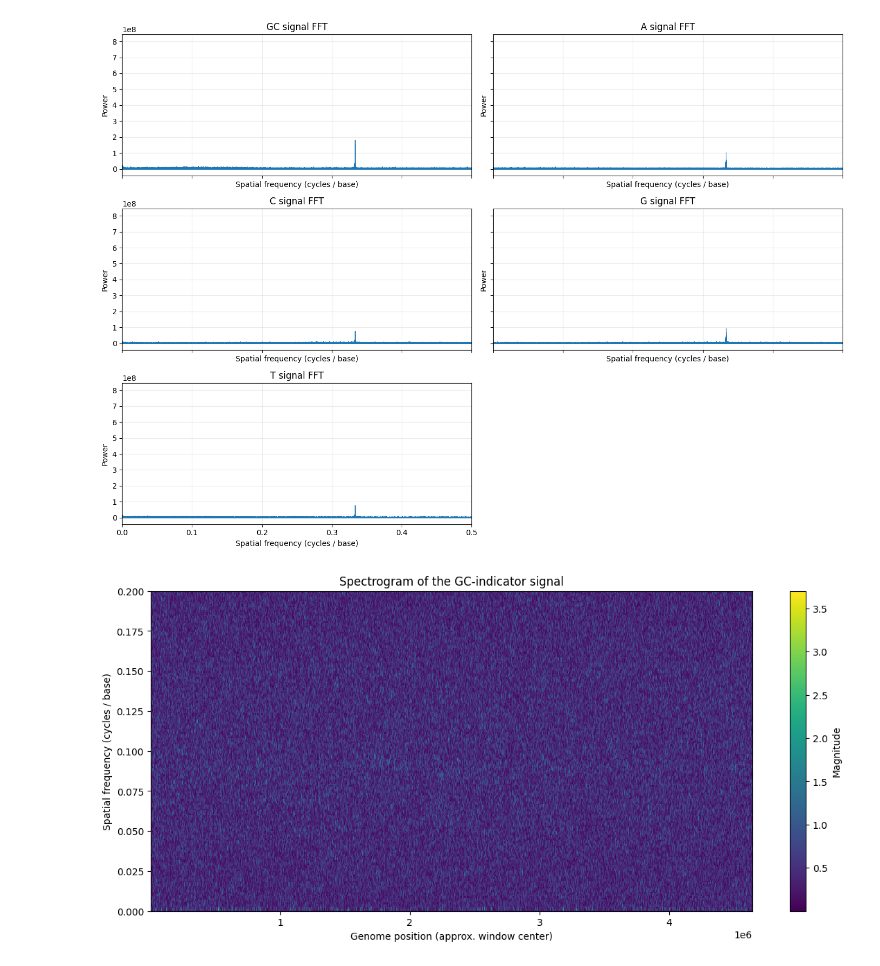
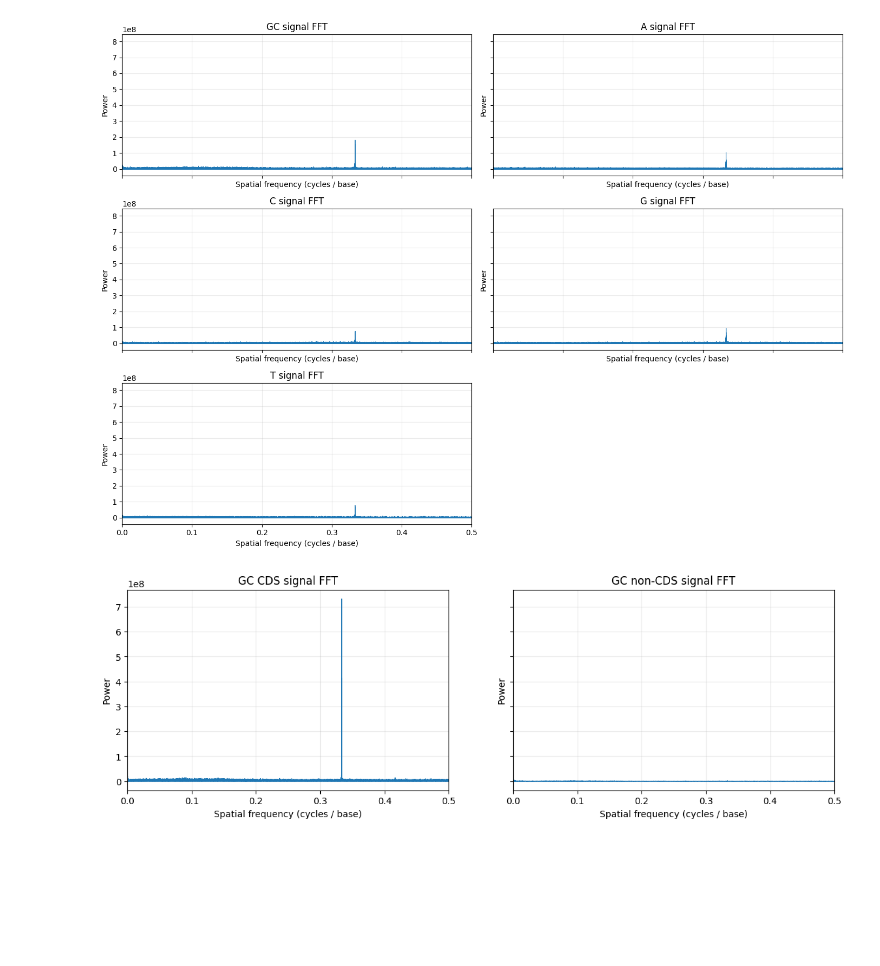
Before and after one commit to dpmcgonigle/applied-mathematics-5300-uml, a Jupyter notebook: ecoli_dna_eda.ipynb, the cells around one changed output. Saved outputs shown, nothing was run; the diff lists cells and outputs as text; code cells hidden in the pictures; blank space fills up the shorter version.

Commit message:
codon analysis, fourier cds, diffs

```diff
--- a/ecoli_dna_eda.ipynb
+++ b/ecoli_dna_eda.ipynb
@@ -444,26 +444,49 @@ plt.show()
 # %% [output]
 [figure]
 # %%
-gc_centered = gc_signal.astype(float) - gc_signal.mean()
+# Fourier magnitude of GC signals restricted to CDS and non-CDS regions
 
-fs = 1.0  # 1 sample per base
-f, t, Sxx = spectrogram(
-    gc_centered,
-    fs=fs,
-    window="hann",
-    nperseg=1024,
-    noverlap=768,
-    scaling="density",
-    mode="magnitude",
-)
+cds_mask = np.zeros(len(sequence), dtype=bool)
+for feat in record.features:
+    if feat.type != "CDS":
+        continue
 
-fig, ax = plt.subplots(figsize=(14, 6))
-pcm = ax.pcolormesh(t, f, Sxx, shading="auto")
-ax.set_title("Spectrogram of the GC-indicator signal")
-ax.set_xlabel("Genome position (approx. window center)")
-ax.set_ylabel("Spatial frequency (cycles / base)")
-ax.set_ylim(0, 0.2)  # focus on lower frequencies for readability
-fig.colorbar(pcm, ax=ax, label="Magnitude")
+    parts = getattr(feat.location, "parts", [feat.location])
+    for part in parts:
+        start = int(part.start)
+        end = int(part.end)
+        cds_mask[start:end] = True
+
+sequence_array = np.asarray(list(sequence))
+gc_cds_fft_signal = np.fromiter(
+    (1 if base in {"G", "C"} else 0 for base in sequence_array[cds_mask]),
+    dtype=np.int8,
+).astype(float)
+gc_noncds_fft_signal = np.fromiter(
+    (1 if base in {"G", "C"} else 0 for base in sequence_array[~cds_mask]),
+    dtype=np.int8,
+).astype(float)
+
+fft_signals = {
+    "GC CDS": gc_cds_fft_signal,
+    "GC non-CDS": gc_noncds_fft_signal,
+}
+
+fig, axes = plt.subplots(1, 2, figsize=(14, 4), sharex=True, sharey=True)
+
+for ax, (name, x) in zip(axes, fft_signals.items()):
+    x = x - x.mean()
+    fft_vals = np.fft.rfft(x)
+    freqs = np.fft.rfftfreq(len(x), d=1.0)
+    power = np.abs(fft_vals) ** 2
+
+    ax.plot(freqs[1:], power[1:], lw=0.7)
+    ax.set_title(f"{name} signal FFT")
+    ax.set_xlim(0, 0.5)
+    ax.set_xlabel("Spatial frequency (cycles / base)")
+    ax.set_ylabel("Power")
+    ax.grid(alpha=0.25)
+
 plt.show()
 # %% [output]
-[figure, old version]
+[figure, new version]
```
Also changed, not shown: parts of 1 cell of this notebook, 2 other files.
